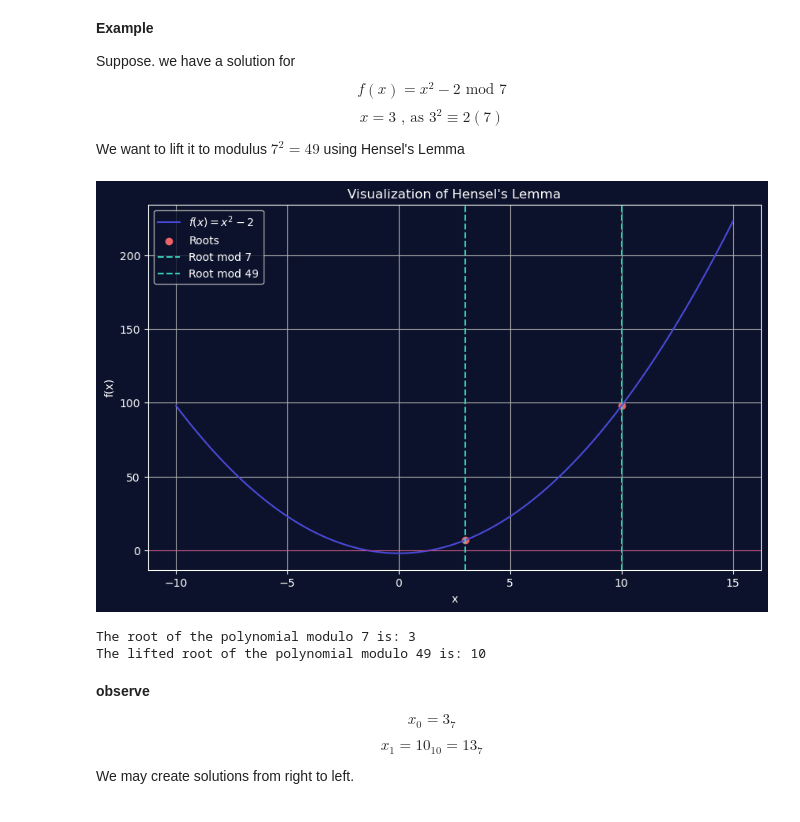
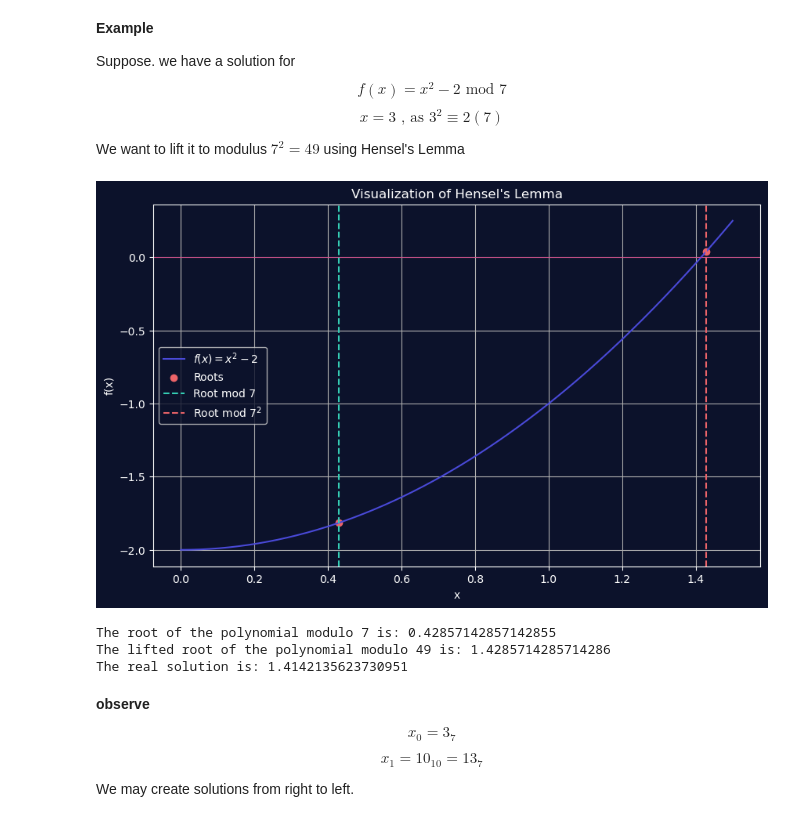
Before and after one commit to thomasliebig/jupyterlite, a Jupyter notebook: content/Lecture-Notes-p-adic-Data-Analysis.ipynb, the cells around one changed output. Drawn from its saved outputs; the diff is of its cells as text; code cells hidden in the pictures.

```diff
--- a/content/Lecture-Notes-p-adic-Data-Analysis.ipynb
+++ b/content/Lecture-Notes-p-adic-Data-Analysis.ipynb
@@ -903,38 +1065,42 @@ f_prime_a0 = f_prime(a0)
 b = - (f_a0 // p) * pow(f_prime_a0, -1, p) % p
 
 # Lift the solution from modulo p to modulo p**2
 a1 = (a0 + b * p) % p**2
 
+a0=a0/7
+a1=a1/7
 # Create a range of values and compute the polynomial for visualization
-val_range = np.linspace(-10, 15, 400)
+val_range = np.linspace(0, 1.5, 400)
 f_values = [f(v) for v in val_range]
 f_values1 = [(f(v) % p) for v in val_range]
 f_values2 = [(f(v) % p**2) for v in val_range]
 f_prime_values = [f_prime(v) for v in val_range]
 
 # Plot the polynomial and its roots
 plt.figure(figsize=(10, 6))
 plt.plot(val_range, f_values, color=f'C0', label='$f(x) = x^2 - 2$')
 #plt.plot(val_range, f_values1, label='$f(x) = x^2 - 2 (7)$')
 #plt.plot(val_range, f_values2, label='$f(x) = x^2 - 2 (49)$')
 #plt.plot(val_range, f_prime_values, label="f'(x) = 2x", linestyle='--')
 plt.scatter([a0, a1], [f(a0), f(a1)], color=f'C1', label='Roots')
 plt.title('Visualization of Hensel\'s Lemma')
 plt.xlabel('x')
 plt.ylabel('f(x)')
 plt.grid(True)
 plt.axhline(0, color=f'C3', linewidth=0.5)
 plt.axvline(a0, color=f'C2', linestyle='--', label='Root mod 7')
-plt.axvline(a1, color=f'C2', linestyle='--', label='Root mod 49')
+plt.axvline(a1, color=f'C1', linestyle='--', label='Root mod $7^2$')
 plt.legend()
 plt.show()
 
 print(f"The root of the polynomial modulo 7 is: {a0}")
 print(f"The lifted root of the polynomial modulo 49 is: {a1}")
+print(f"The real solution is: {2 ** .5}")
 # %% [output]
-[figure, old version]
+[figure, new version]
-The root of the polynomial modulo 7 is: 3
-The lifted root of the polynomial modulo 49 is: 10
+The root of the polynomial modulo 7 is: 0.42857142857142855
+The lifted root of the polynomial modulo 49 is: 1.4285714285714286
+The real solution is: 1.4142135623730951
 # %% [markdown]
 **observe**
 
```
Also changed, not shown: parts of 12 cells of this notebook, 1 other file.
